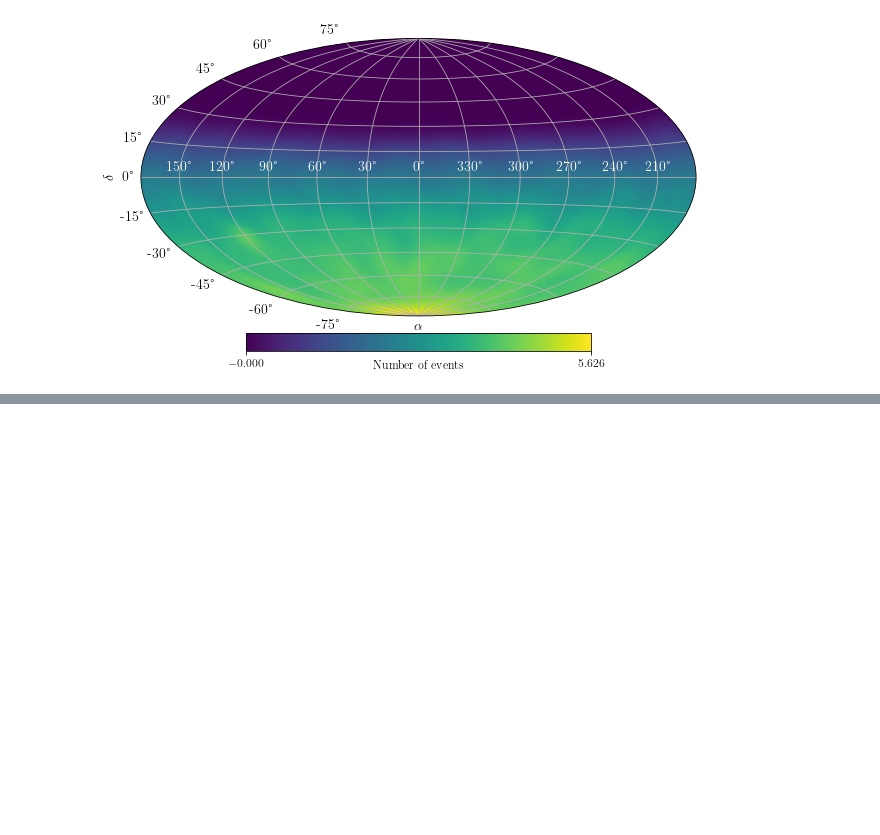
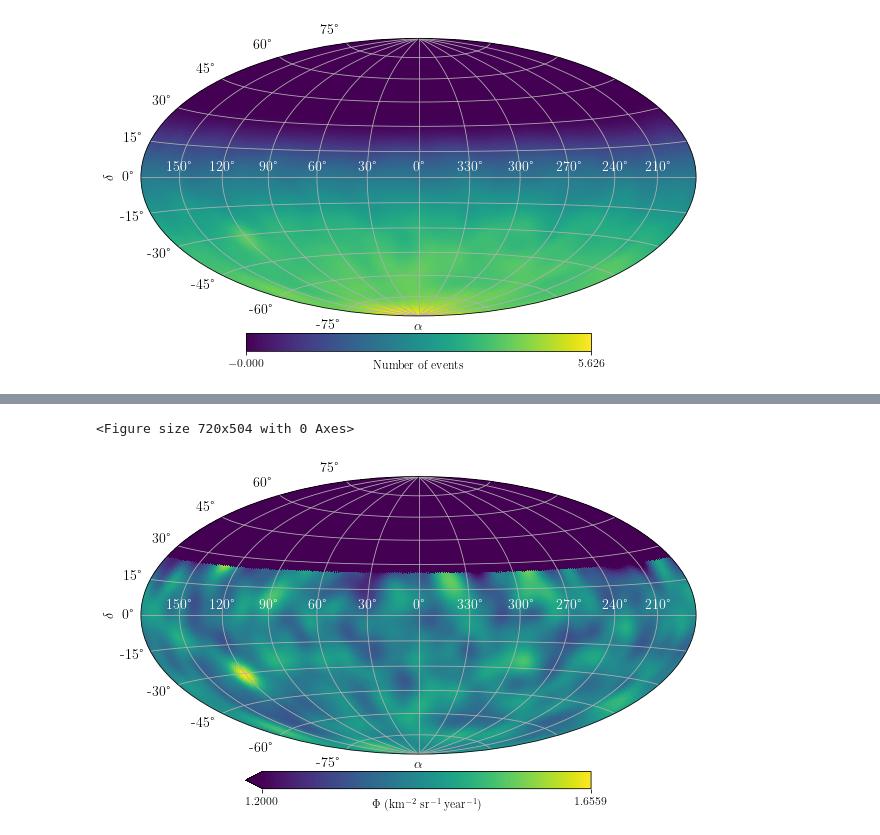
Before and after one commit to miguelajsmartins/Repeater_Analysis, a Jupyter notebook: SkyMaps/SkyMaps_UniformDist_and_Repeaters.ipynb, the cells around one changed output, grey strips where cells are left out. Drawn from its saved outputs; the diff is of its cells as text; code cells hidden in the pictures; blank space fills up the shorter version.

```diff
--- a/SkyMaps/SkyMaps_UniformDist_and_Repeaters.ipynb
+++ b/SkyMaps/SkyMaps_UniformDist_and_Repeaters.ipynb
@@ -195,0 +278,40 @@ total_exposure = integrated_exposure(theta_min, theta_max, a_cell, time_begin, t
+# %%
+#produce the smoothed flux map assuming that, for each pixel, the flux reads N_events/exposure
+
+smooth_flux_sky_map = []
+
+for i in range(len(smooth_sky_map)):
+    if (exp_skymap[i] == 0):
+        smooth_flux_sky_map.append(0)
+    else:
+        smooth_flux_sky_map.append(smooth_sky_map[i] / smooth_exp_skymap[i])
+
+#tranform list into array
+smooth_flux_sky_map = np.array(smooth_flux_sky_map)
+
+#create figure
+fig = plt.figure(figsize=(10,7)) #create figure
+
+#plot sky map
+projview(
+    smooth_flux_sky_map,
+    graticule=True,
+    graticule_labels=True,
+    #title=r"Instantaneous exposure for " + str(theta_min) + r"$^\circ < \theta < $ " + str(theta_max) + r"$^\circ$ on " + str(t.fits),
+    unit=r"$\Phi$ (km$^{-2}$ sr$^{-1}$ year$^{-1}$)",
+    xlabel=r"$\alpha$",
+    ylabel=r"$\delta$",
+    cb_orientation="horizontal",
+    min = 1.2,
+    max = max(smooth_flux_sky_map),
+    projection_type="hammer",
+    fontsize={'title':16, 'xlabel':14, 'ylabel':14, 'xtick_label':14, 'ytick_label':14},
+    longitude_grid_spacing = 30,
+    latitude_grid_spacing = 15,
+    xtick_label_color='white'
+)
+
+plt.savefig('smooth_flux_skymap_repeater.pdf',dpi=500)
+# %% [output]
+<Figure size 720x504 with 0 Axes>
+[figure, added]
```
Also changed, not shown: parts of 5 cells of this notebook, 4 other files.
